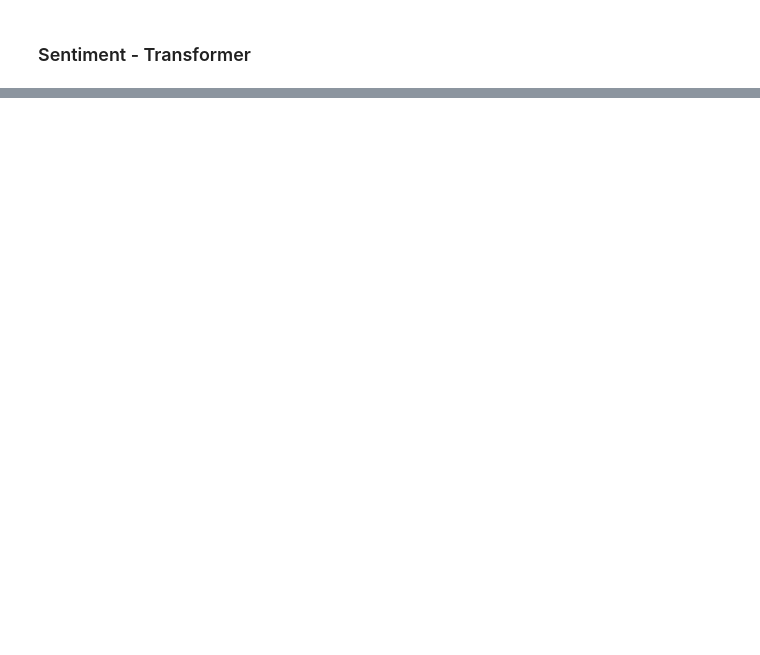
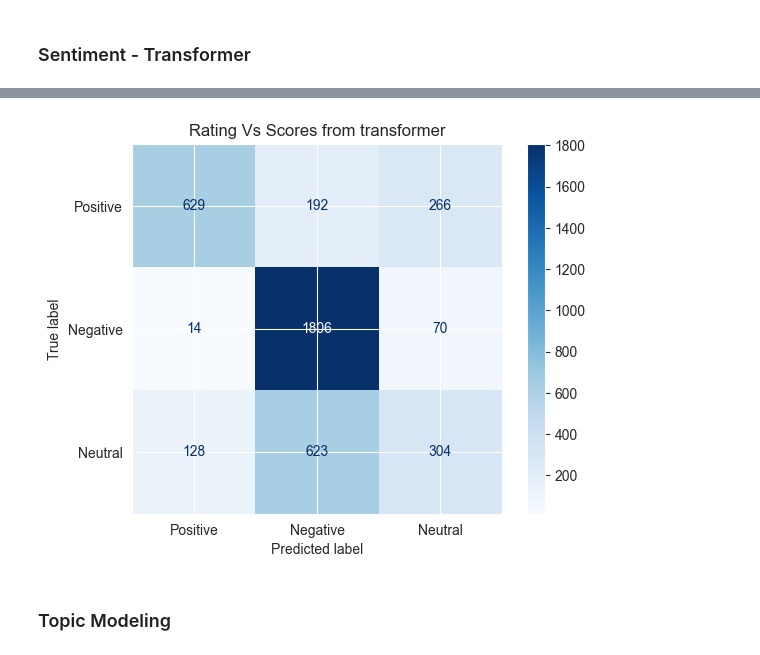
Before and after one commit to Jahdo-Codes/Real-World-Simulation-Projects, a Jupyter notebook: Forage /BA Job Simulation/BA reviews sentiment analysis.ipynb, the cells around one changed output, grey strips where cells are left out. Saved outputs shown, nothing was run; the diff lists cells and outputs as text; code cells hidden in the pictures; blank space fills up the shorter version.

```diff
--- a/Forage /BA Job Simulation/BA reviews sentiment analysis.ipynb
+++ b/Forage /BA Job Simulation/BA reviews sentiment analysis.ipynb
@@ -327,0 +336,12 @@ agreement_by_rating.plot(kind='bar')
+# %%
+from sklearn.metrics import confusion_matrix, ConfusionMatrixDisplay
+
+cm = confusion_matrix(sentiment_df['rating_sentiment'], sentiment_df['score_sentiment'], labels=['Positive', 'Negative', 'Neutral'])
+disp = ConfusionMatrixDisplay(confusion_matrix=cm, display_labels=['Positive', 'Negative', 'Neutral'])
+disp.plot(cmap='Blues')
+plt.title('Rating Vs Scores from transformer')
+plt.show()
+# %% [output]
+[figure, added]
+# %% [markdown]
+### Topic Modeling
```
Also changed, not shown: parts of 28 cells of this notebook, 1 other file.
